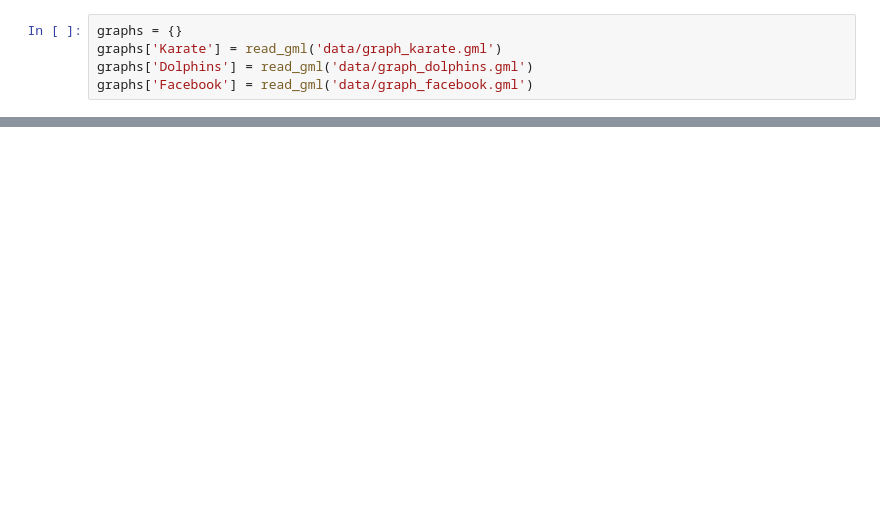
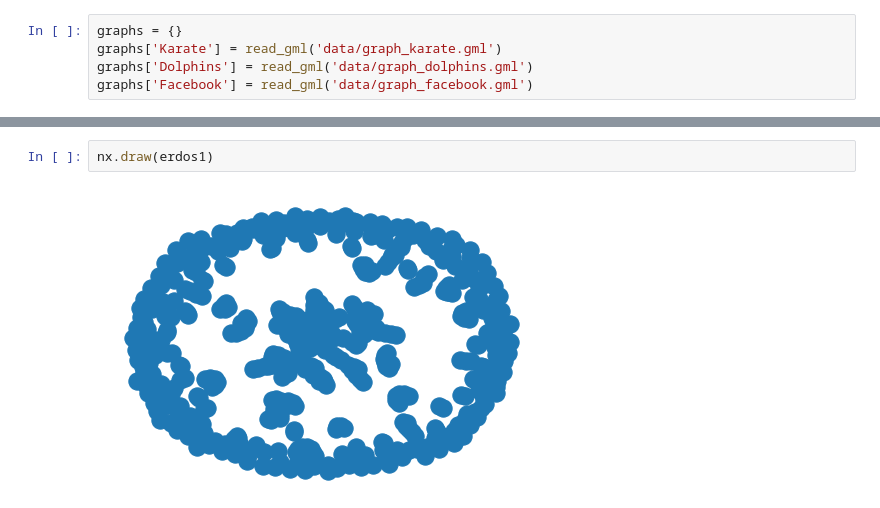
Before and after one commit to moerfii/network_science_uzh, a Jupyter notebook: assignment_4/excercise04.ipynb, the cells around one changed output, grey strips where cells are left out. Saved outputs shown, nothing was run; the diff lists cells and outputs as text; blank space fills up the shorter version.

```diff
--- a/assignment_4/excercise04.ipynb
+++ b/assignment_4/excercise04.ipynb
@@ -52,0 +132,4 @@ for node in label_dict['Dolphins']:
+# %%
+nx.draw(erdos1)
+# %% [output]
+[figure, added]
```
Also changed, not shown: parts of 13 cells of this notebook.
